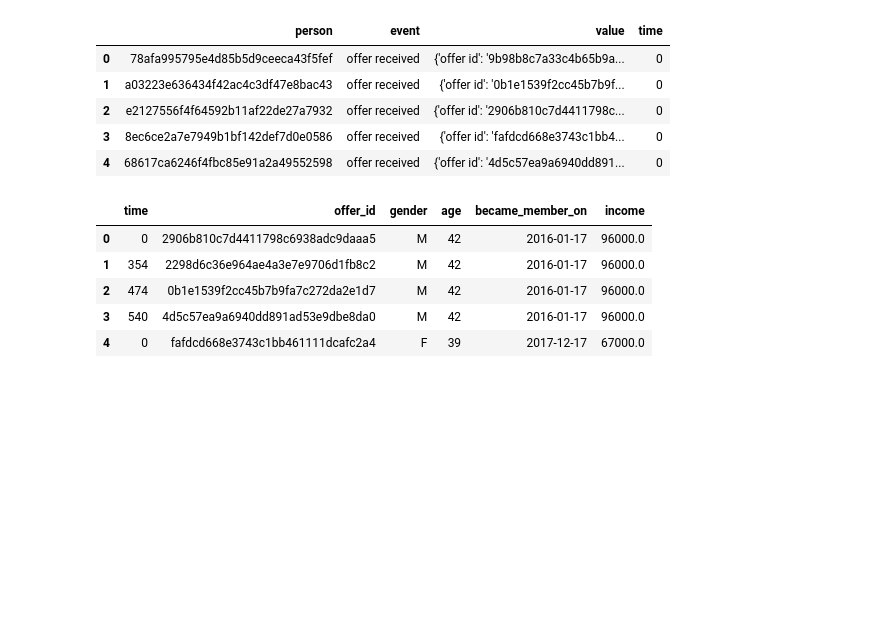
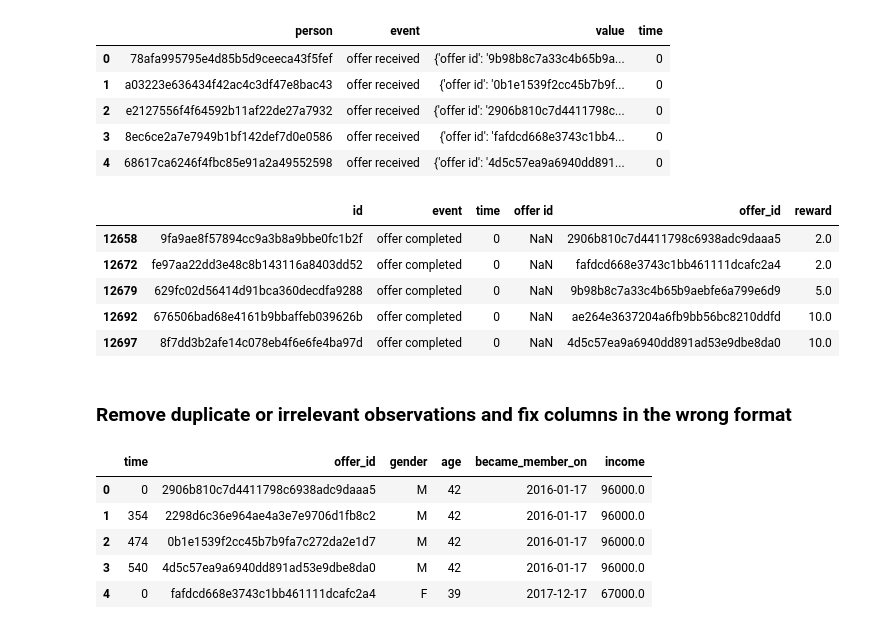
Before and after one commit to beauvilerobed/predict-consumer-responses, a Jupyter notebook: sagemaker.ipynb, the cells around one changed output. Saved outputs shown, nothing was run; the diff lists cells and outputs as text; code cells hidden in the pictures; blank space fills up the shorter version.

```diff
--- a/sagemaker.ipynb
+++ b/sagemaker.ipynb
@@ -137,4 +140,15 @@ new_transcript.head()
 # %%
 # Split / Explode a column of dictionaries into separate columns
 new_transcript = pd.concat([new_transcript.drop(['value'], axis=1), new_transcript['value'].apply(pd.Series)], axis=1)
+# %%
+new_transcript.head()
+# %% [output]
+|  | id | event | time | offer id | offer_id | reward |
+| 12658 | 9fa9ae8f57894cc9a3b8a9bbe0fc1b2f | offer completed | 0 | NaN | 2906b810c7d4411798c6938adc9daaa5 | 2.0 |
+| 12672 | fe97aa22dd3e48c8b143116a8403dd52 | offer completed | 0 | NaN | fafdcd668e3743c1bb461111dcafc2a4 | 2.0 |
+| 12679 | 629fc02d56414d91bca360decdfa9288 | offer completed | 0 | NaN | 9b98b8c7a33c4b65b9aebfe6a799e6d9 | 5.0 |
+| 12692 | 676506bad68e4161b9bbaffeb039626b | offer completed | 0 | NaN | ae264e3637204a6fb9bb56bc8210ddfd | 10.0 |
+| 12697 | 8f7dd3b2afe14c078eb4f6e6fe4ba97d | offer completed | 0 | NaN | 4d5c57ea9a6940dd891ad53e9dbe8da0 | 10.0 |
+# %% [markdown]
+### Remove duplicate or irrelevant observations and fix columns in the wrong format
 # %%
```
Also changed, not shown: parts of 7 cells of this notebook.
